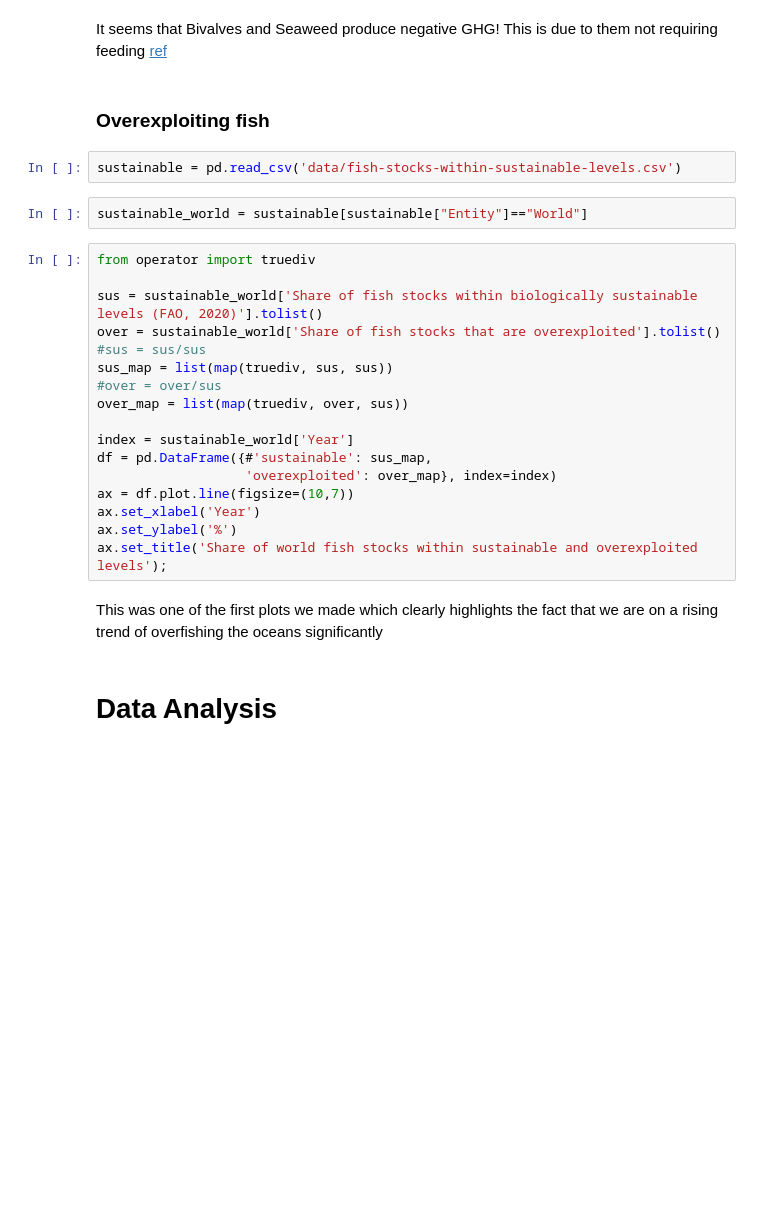
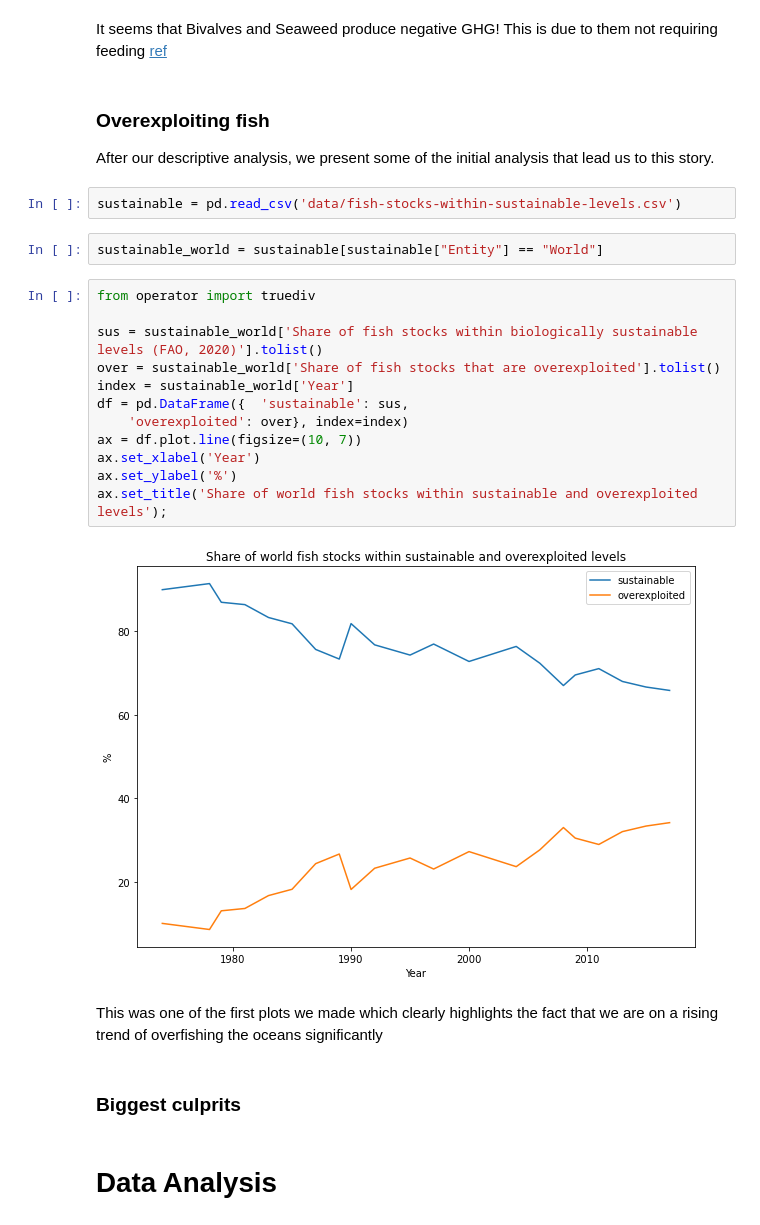
Before and after one commit to simonmoesorensen/socialdata-overfishing, a Jupyter notebook: explainer-notebook.ipynb, the cells around one changed output. Drawn from its saved outputs; the diff is of its cells as text; blank space fills up the shorter version.

```diff
--- a/explainer-notebook.ipynb
+++ b/explainer-notebook.ipynb
@@ -829,31 +831,32 @@ df_emissions.query('`Nitrogen (kgN / t edible weight)` < 0')
 | 8 | Seaweed (farmed) | -14.652885 | -10.142461 |
 # %% [markdown]
 It seems that Bivalves and Seaweed produce negative GHG! This is due to them not requiring feeding [ref](https://set.adelaide.edu.au/news/list/2022/01/27/roadmap-for-a-better-greener-marine-aquaculture-sector#:~:text=%E2%80%9CUnlike%20other%20sources%20of%20protein,require%20feeding%E2%80%9D%20Dr%20Jones%20says.)
-# %% [markdown]
-### Overexploiting fish
+# %% [markdown]
+### Overexploiting fish
+
+After our descriptive analysis, we present some of the initial analysis that lead us to this story.
 # %%
 sustainable = pd.read_csv('data/fish-stocks-within-sustainable-levels.csv')
 # %%
-sustainable_world = sustainable[sustainable["Entity"]=="World"]
+sustainable_world = sustainable[sustainable["Entity"] == "World"]
 # %%
 from operator import truediv
 
 sus = sustainable_world['Share of fish stocks within biologically sustainable levels (FAO, 2020)'].tolist()
 over = sustainable_world['Share of fish stocks that are overexploited'].tolist()
-#sus = sus/sus
-sus_map = list(map(truediv, sus, sus))
-#over = over/sus
-over_map = list(map(truediv, over, sus))
-
 index = sustainable_world['Year']
-df = pd.DataFrame({#'sustainable': sus_map,
-                   'overexploited': over_map}, index=index)
-ax = df.plot.line(figsize=(10,7))
+df = pd.DataFrame({  'sustainable': sus,
+    'overexploited': over}, index=index)
+ax = df.plot.line(figsize=(10, 7))
 ax.set_xlabel('Year')
 ax.set_ylabel('%')
 ax.set_title('Share of world fish stocks within sustainable and overexploited levels');
+# %% [output]
+[figure, added]
 # %% [markdown]
 This was one of the first plots we made which clearly highlights the fact that we are on a rising trend of overfishing the oceans significantly
+# %% [markdown]
+### Biggest culprits
 # %% [markdown]
 # Data Analysis
 # %% [markdown]
```
Also changed, not shown: parts of 19 cells of this notebook, 2 other files.
